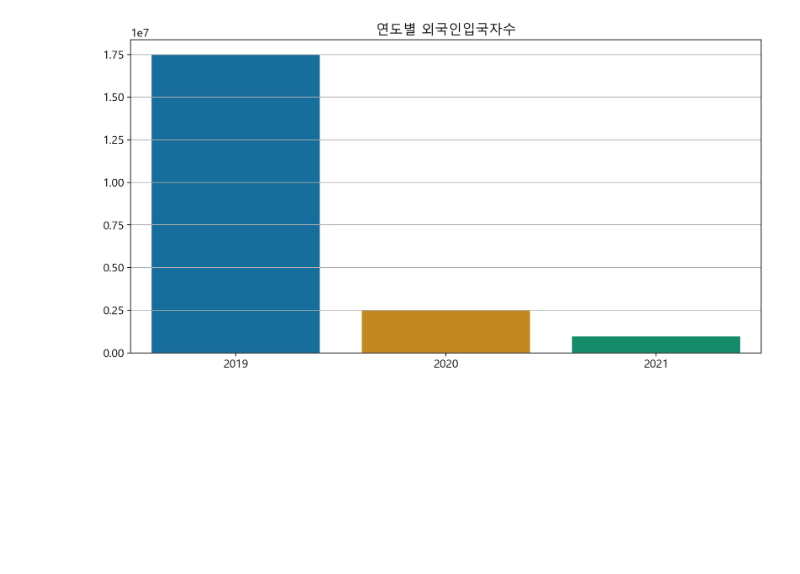
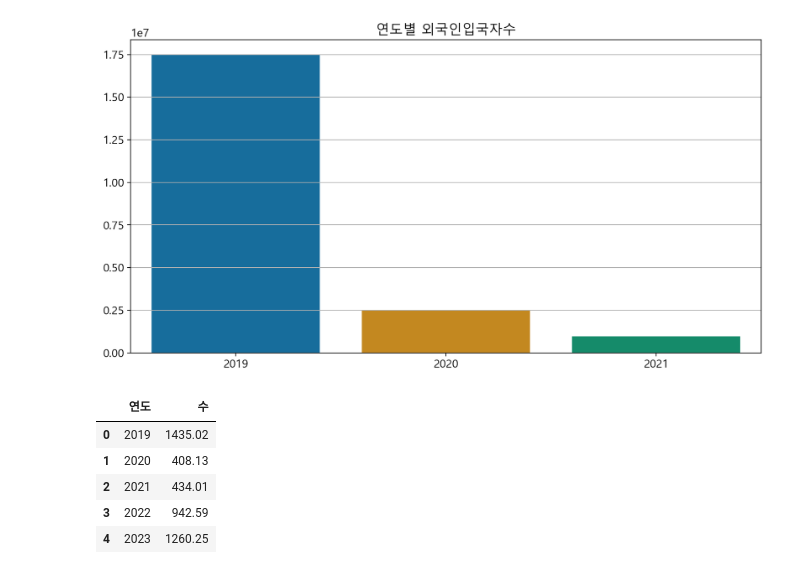
Before and after one commit to hyk2202/semi_project_2, a Jupyter notebook: Vscode/한열/문헌조사/자료정리.ipynb, the cells around one changed output. Drawn from its saved outputs; the diff is of its cells as text; code cells hidden in the pictures; blank space fills up the shorter version.

```diff
--- a/Vscode/한열/문헌조사/자료정리.ipynb
+++ b/Vscode/한열/문헌조사/자료정리.ipynb
@@ -53,3 +54,12 @@ plt.show()
 plt.close()
 # %% [output]
 [figure]
+# %%
+df_world
+# %% [output]
+|  | 연도 | 수 |
+| 0 | 2019 | 1435.02 |
+| 1 | 2020 | 408.13 |
+| 2 | 2021 | 434.01 |
+| 3 | 2022 | 942.59 |
+| 4 | 2023 | 1260.25 |
```
Also changed, not shown: parts of 2 cells of this notebook, 39 other files.
